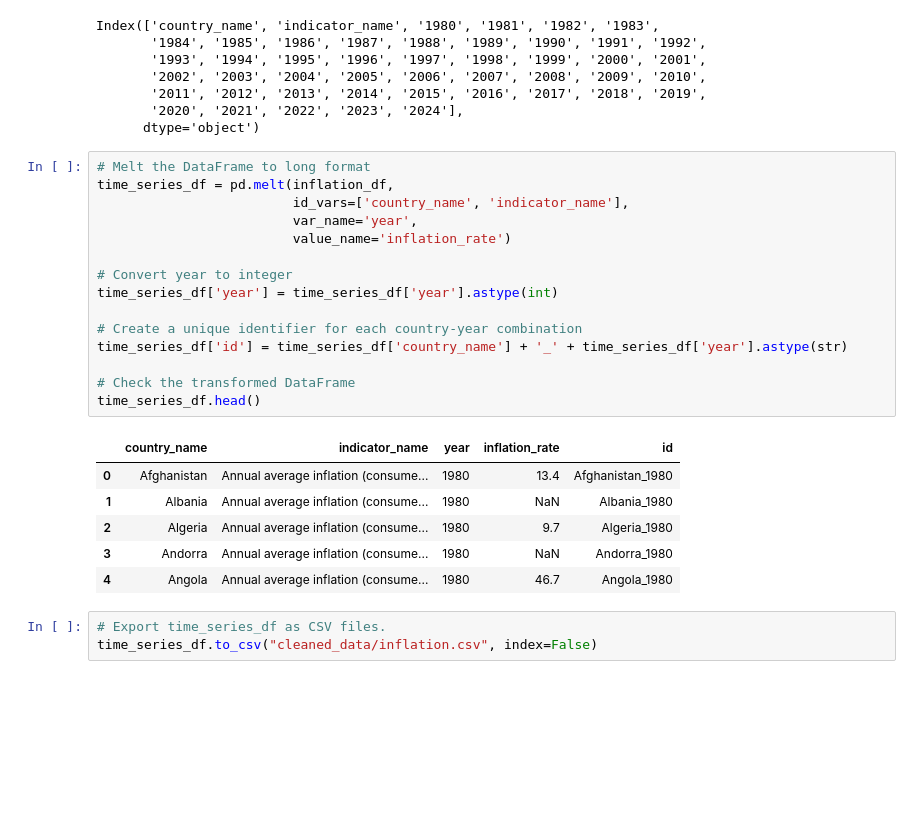
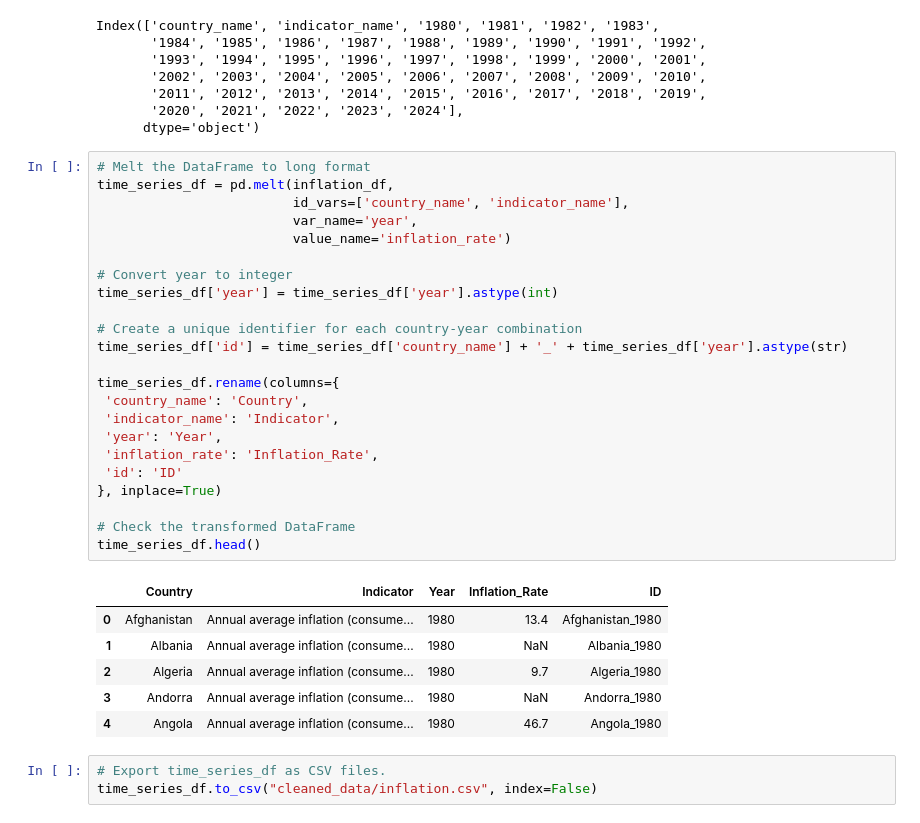
Before and after one commit to umasel/Global_Inflation_Trends_Dashboard, a Jupyter notebook: etl_project3_code_ww.ipynb, the cells around one changed output. Saved outputs shown, nothing was run; the diff lists cells and outputs as text; blank space fills up the shorter version.

```diff
--- a/etl_project3_code.ipynb
+++ b/etl_project3_code_ww.ipynb
@@ -164,20 +164,28 @@ Index(['country_name', 'indicator_name', '1980', '1981', '1982', '1983',
 # %%
 # Melt the DataFrame to long format
 time_series_df = pd.melt(inflation_df,
                          id_vars=['country_name', 'indicator_name'],
                          var_name='year',
                          value_name='inflation_rate')
 
 # Convert year to integer
 time_series_df['year'] = time_series_df['year'].astype(int)
 
 # Create a unique identifier for each country-year combination
 time_series_df['id'] = time_series_df['country_name'] + '_' + time_series_df['year'].astype(str)
 
+time_series_df.rename(columns={
+ 'country_name': 'Country',
+ 'indicator_name': 'Indicator',
+ 'year': 'Year',
+ 'inflation_rate': 'Inflation_Rate',
+ 'id': 'ID'
+}, inplace=True)
+
 # Check the transformed DataFrame
 time_series_df.head()
 # %% [output]
-|  | country_name | indicator_name | year | inflation_rate | id |
+|  | Country | Indicator | Year | Inflation_Rate | ID |
 | 0 | Afghanistan | Annual average inflation (consume... | 1980 | 13.4 | Afghanistan_1980 |
 | 1 | Albania | Annual average inflation (consume... | 1980 | NaN | Albania_1980 |
 | 2 | Algeria | Annual average inflation (consume... | 1980 | 9.7 | Algeria_1980 |
```
Also changed, not shown: parts of 7 cells of this notebook, 8 other files.
